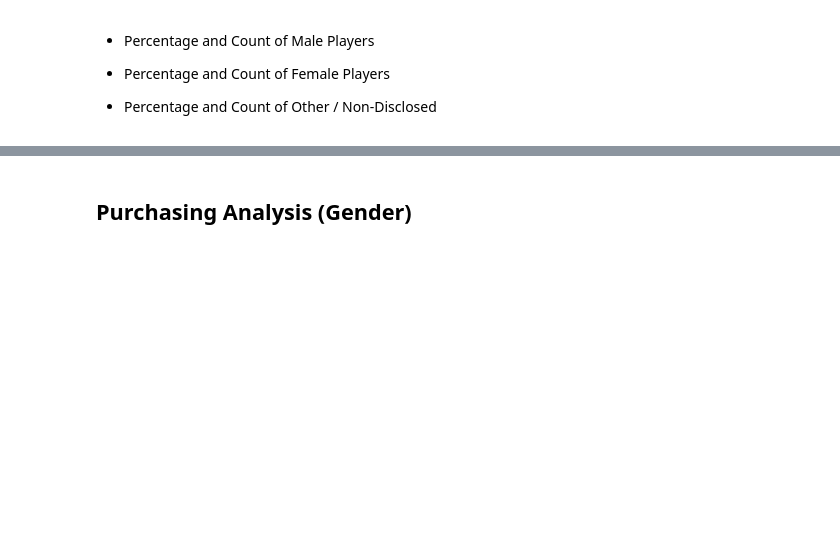
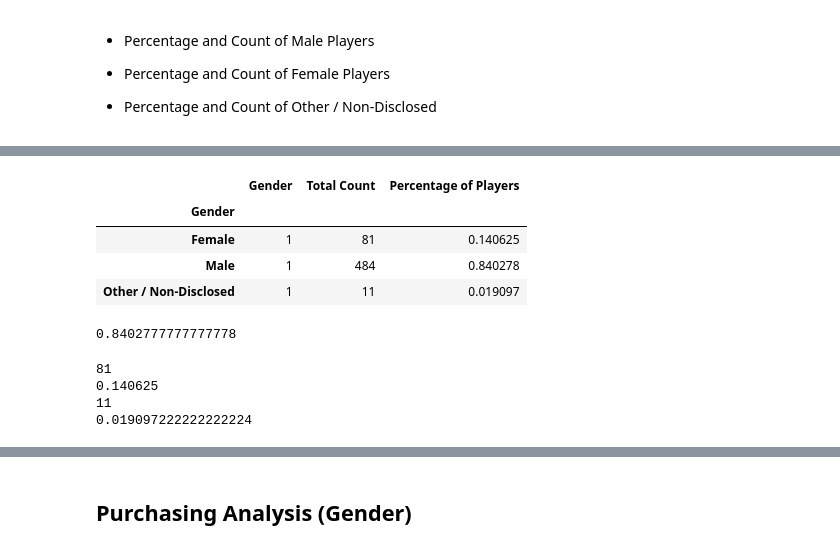
Before and after one commit to jennneth/pandas-challenge, a Jupyter notebook: HeroesofPymoli/HeroesOfPymoli_starter.ipynb, the cells around one changed output, grey strips where cells are left out. Drawn from its saved outputs; the diff is of its cells as text; code cells hidden in the pictures; blank space fills up the shorter version.

```diff
--- a/HeroesofPymoli/HeroesOfPymoli_starter.ipynb
+++ b/HeroesofPymoli/HeroesOfPymoli_starter.ipynb
@@ -96,0 +148,41 @@ analysis_df
+# %%
+#gender_comparison_df = gender_comparison_df.set_index("Gender")
+gender_comparison_df.columns
+gender_output_df = gender_comparison_df[["Gender","Total Count", "Percentage of Players"]]
+
+gender_output_df
+# %% [output]
+|  | Gender | Total Count | Percentage of Players |
+| Gender |  |  |  |
+| Female | 1 | 81 | 0.140625 |
+| Male | 1 | 484 | 0.840278 |
+| Other / Non-Disclosed | 1 | 11 | 0.019097 |
+# %%
+#count # of males
+male_count = purchase_data.loc[purchase_data["Gender"] == "Male",:]
+male_count_unique = len(male_count["SN"].unique())
+#print(male_count_unique)
+#print(total_players)
+male_percent = male_count_unique/total_players
+print(male_percent)
+# %% [output]
+0.8402777777777778
+# %%
+#count # of females
+female_count = purchase_data.loc[purchase_data["Gender"] == "Female",:]
+female_count_unique = len(female_count["SN"].unique())
+print(female_count_unique)
+female_percent = female_count_unique/total_players
+print(female_percent)
+
+#count # of non-disclosed/other
+other_count = purchase_data.loc[purchase_data["Gender"] == "Other / Non-Disclosed",:]
+other_count_unique = len(other_count["SN"].unique())
+print(other_count_unique)
+other_percent = other_count_unique/total_players
+print(other_percent)
+# %% [output]
+81
+0.140625
+11
+0.019097222222222224
```
Also changed, not shown: parts of 10 cells of this notebook.
